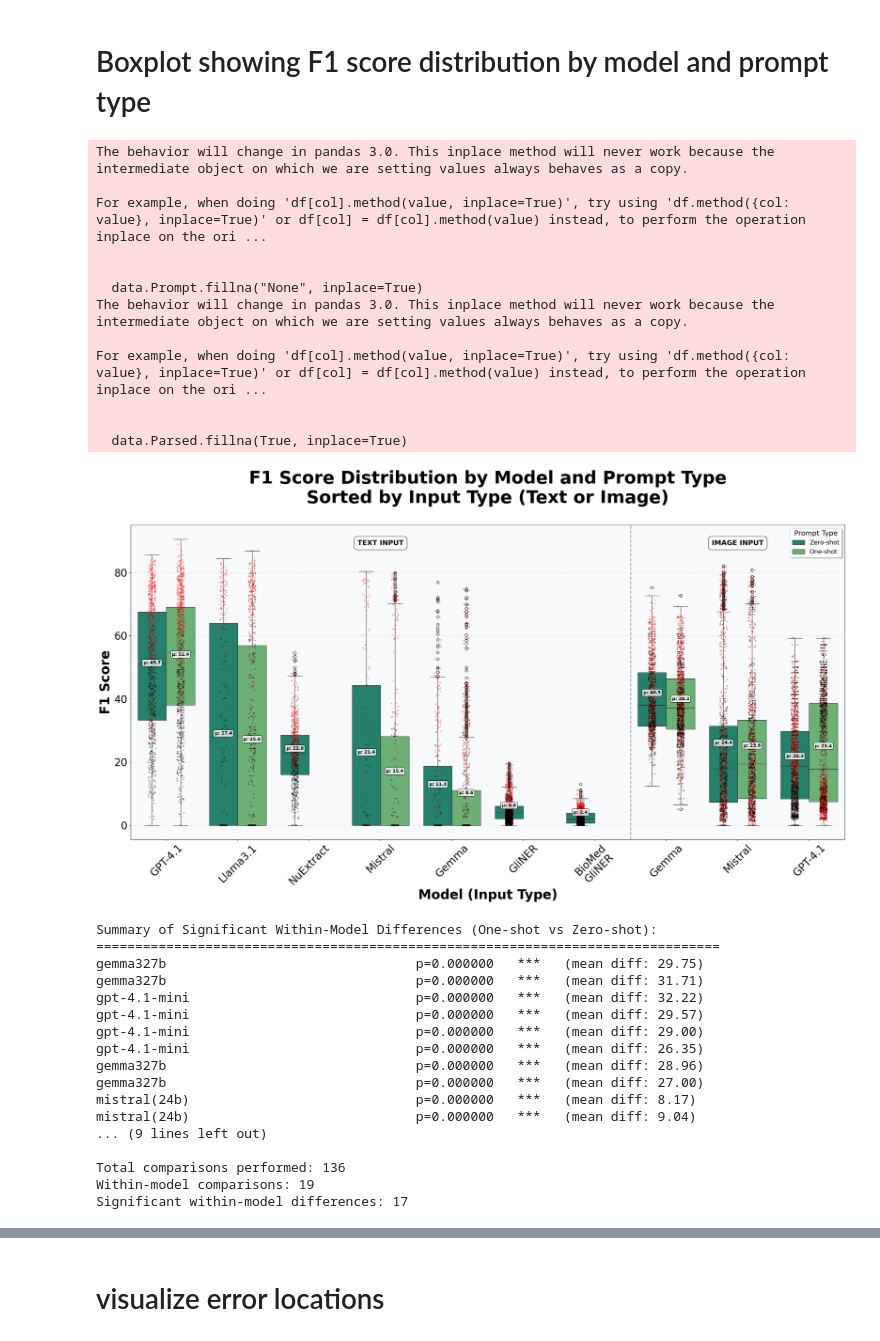
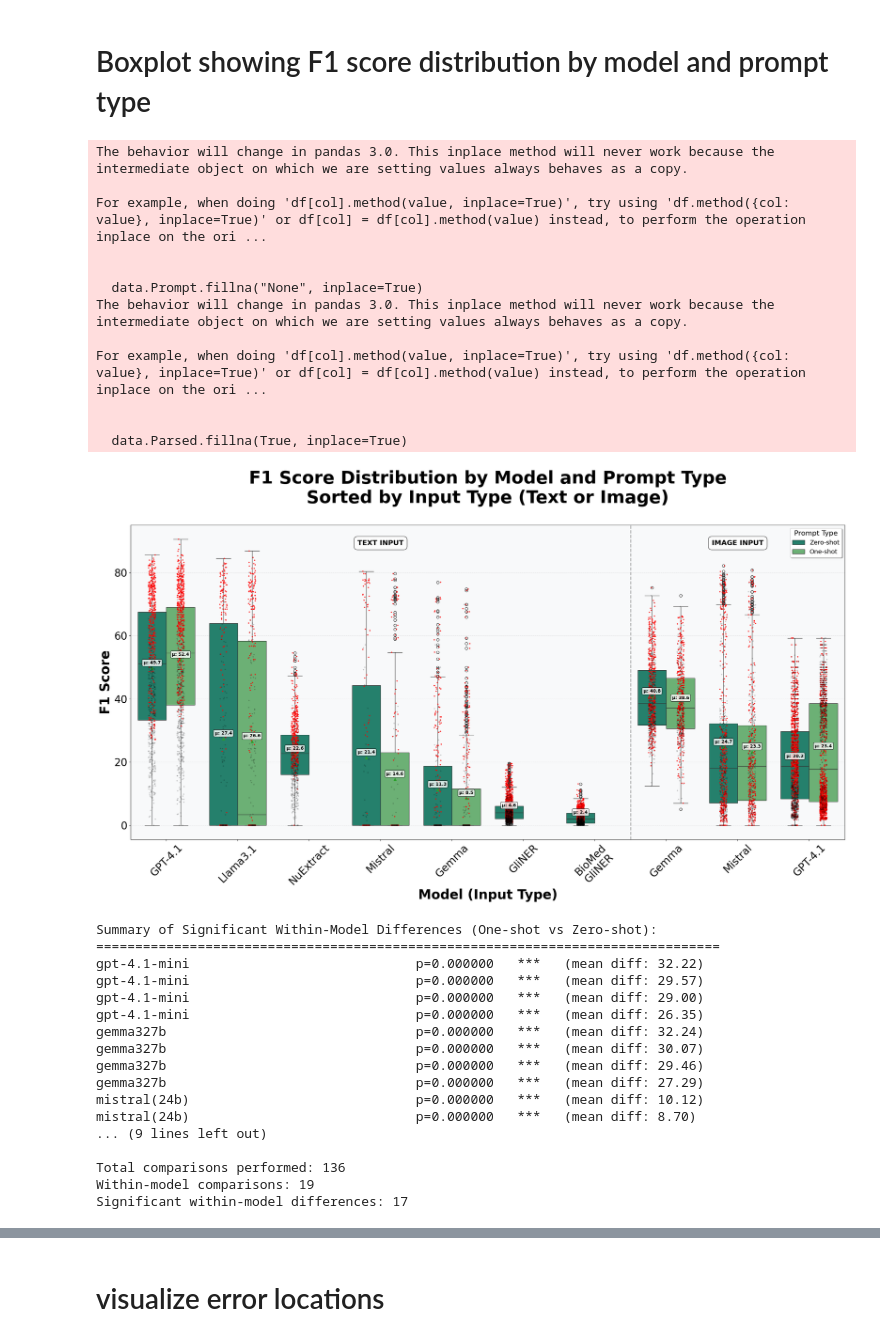
Before and after one commit to AaronYuuu/PDF_benchmarking, a Jupyter notebook: graphs/vis.ipynb, the cells around one changed output, grey strips where cells are left out. Saved outputs shown, nothing was run; the diff lists cells and outputs as text; code cells hidden in the pictures.

```diff
--- a/graphs/vis.ipynb
+++ b/graphs/vis.ipynb
@@ -263,10 +263,7 @@ from itertools import combinations
 
 
 # Load the data
-data = pd.read_csv('Hospital3.csv')
-
-# Clean and combine data
-data.drop(columns=[col for col in data.columns if 'unnamed' in col.lower()], inplace=True)
+data = pd.read_csv('Hospital2.csv')
 
 # Set up colors (two shades of green)
 colors = ['#64bb46', "#DDF1D6", "#21520F"]
@@ -308,7 +305,7 @@ def get_significance_symbol(p_value):
 df_box = data.copy()
 df_box = df_box[df_box['Parsed'] == True]  # Only successfully parsed data
 df_box['F1score'] = pd.to_numeric(df_box['F1score'], errors='coerce')
-df_box = df_box.dropna(subset=['F1score'])
+#df_box = df_box.dropna(subset=['F1score'])
 
 # Clean up model names and create proper groupings
 df_box['Model_Base'] = df_box['LLM'].str.replace('*ImageInput*', '').str.replace(' (One-shot)', '').str.replace(' (Zero-shot)', '')
@@ -354,7 +351,8 @@ box_plot = sns.boxplot(data=df_filtered_box,
             hue='Prompt_Type',
             order=final_model_order,
             palette=prompt_colors,
-            ax=ax)
+            ax=ax,
+            showmeans=True)
 
 # Add strip plot for individual data points
 sns.stripplot(data=df_filtered_box[df_filtered_box["Distressed"] == False],
@@ -363,14 +361,14 @@ sns.stripplot(data=df_filtered_box[df_filtered_box["Distressed"] == False],
               hue='Prompt_Type',
               order=final_model_order,
               palette=["red", "red", 'red'],
-              size=3, alpha=0.4, dodge=True, ax=ax)
+              size=3, alpha=0.8, dodge=True, ax=ax)
 sns.stripplot(data=df_filtered_box[df_filtered_box["Distressed"] == True],
               x='Model_Input_Combo',
               y='F1score',
               hue='Prompt_Type',
               order=final_model_order,
               palette=["black", "black", "black"],
-              size=3, alpha=0.4, dodge=True, ax=ax)
+              size=3, alpha=0.2, dodge=True, ax=ax)
 
 mean_values = df_filtered_box.groupby(["Model_Input_Combo"])["F1score"].mean()
 # Calculate mean F1 scores by model and prompt type for annotation
@@ -530,46 +528,46 @@ for i, result in enumerate(test_results):
         if model1 == model2:  # Within-model comparison
             within_model_results.append({
                 'model': model1,
                 'p_value': p_val,
                 'mean_diff': abs(result['mean1'] - result['mean2']),
                 'significance': get_significance_symbol(p_val)
             })
 
 # Sort by significance
 within_model_results.sort(key=lambda x: x['p_value'])
 
 for result in within_model_results:
     print(f"{result['model']:<40} p={result['p_value']:<10.6f} {result['significance']:<5} (mean diff: {result['mean_diff']:.2f})")
 
 print(f'\nTotal comparisons performed: {len(test_results)}')
 print(f'Within-model comparisons: {len(within_model_results)}')
 print(f'Significant within-model differences: {sum(1 for r in within_model_results if r["p_value"] < 0.05)}')
 # %% [output]
 The behavior will change in pandas 3.0. This inplace method will never work because the intermediate object on which we are setting values always behaves as a copy.
 
 For example, when doing 'df[col].method(value, inplace=True)', try using 'df.method({col: value}, inplace=True)' or df[col] = df[col].method(value) instead, to perform the operation inplace on the ori ...
 
 
   data.Prompt.fillna("None", inplace=True)
 The behavior will change in pandas 3.0. This inplace method will never work because the intermediate object on which we are setting values always behaves as a copy.
 
 For example, when doing 'df[col].method(value, inplace=True)', try using 'df.method({col: value}, inplace=True)' or df[col] = df[col].method(value) instead, to perform the operation inplace on the ori ...
 
 
   data.Parsed.fillna(True, inplace=True)
-[figure, old version]
+[figure, new version]
 Summary of Significant Within-Model Differences (One-shot vs Zero-shot):
 ================================================================================
-gemma327b                                p=0.000000   ***   (mean diff: 29.75)
-gemma327b                                p=0.000000   ***   (mean diff: 31.71)
 gpt-4.1-mini                             p=0.000000   ***   (mean diff: 32.22)
 gpt-4.1-mini                             p=0.000000   ***   (mean diff: 29.57)
 gpt-4.1-mini                             p=0.000000   ***   (mean diff: 29.00)
 gpt-4.1-mini                             p=0.000000   ***   (mean diff: 26.35)
-gemma327b                                p=0.000000   ***   (mean diff: 28.96)
-gemma327b                                p=0.000000   ***   (mean diff: 27.00)
-mistral(24b)                             p=0.000000   ***   (mean diff: 8.17)
-mistral(24b)                             p=0.000000   ***   (mean diff: 9.04)
+gemma327b                                p=0.000000   ***   (mean diff: 32.24)
+gemma327b                                p=0.000000   ***   (mean diff: 30.07)
+gemma327b                                p=0.000000   ***   (mean diff: 29.46)
+gemma327b                                p=0.000000   ***   (mean diff: 27.29)
+mistral(24b)                             p=0.000000   ***   (mean diff: 10.12)
+mistral(24b)                             p=0.000000   ***   (mean diff: 8.70)
 ... (9 lines left out)
 
 Total comparisons performed: 136
```
Also changed, not shown: parts of 3 cells of this notebook.
